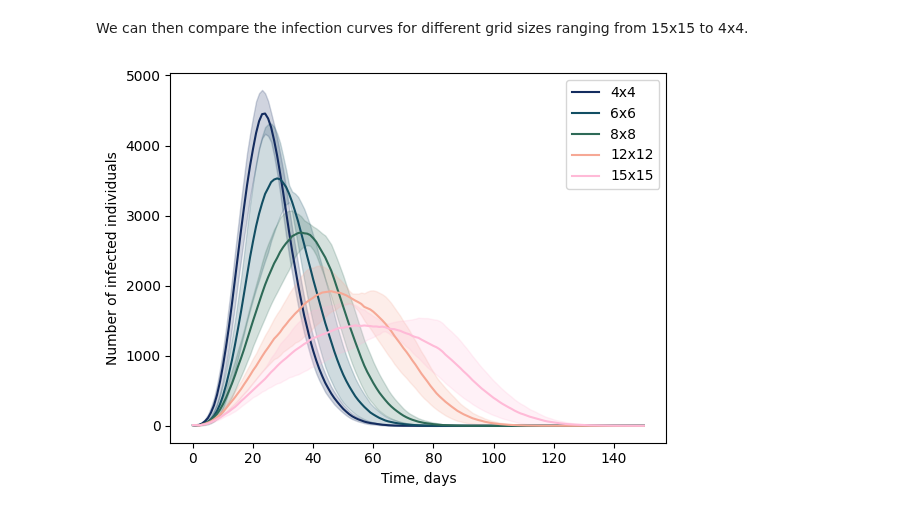
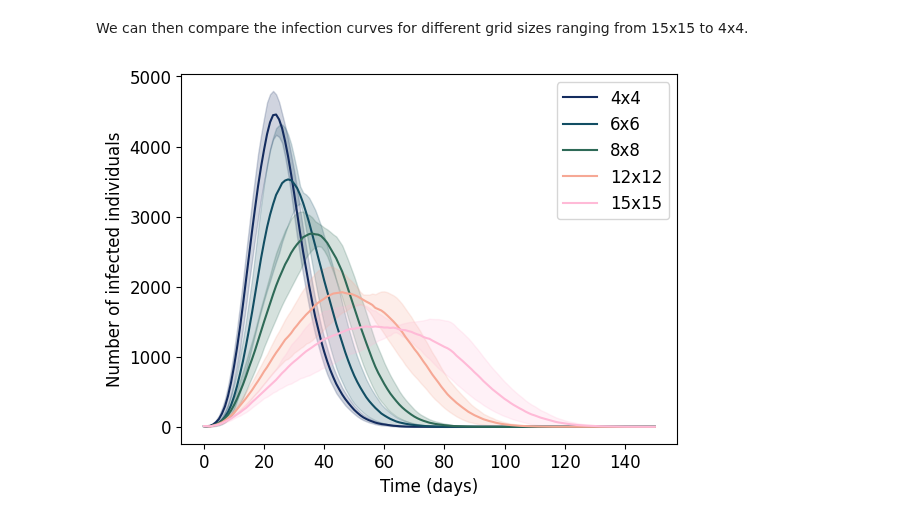
Before and after one commit to SABS-R3-Epidemiology/epiabm, a Jupyter notebook: python_examples/toy_spatial/model_population.ipynb, the cells around one changed output. Drawn from its saved outputs; the diff is of its cells as text; code cells hidden in the pictures.

```diff
--- a/python_examples/toy_spatial/model_population.ipynb
+++ b/python_examples/toy_spatial/model_population.ipynb
@@ -198,25 +198,27 @@ We can then compare the infection curves for different grid sizes ranging from 1
 # %%
 file_name = "simulation_outputs/combined_summary.csv"
 
 combined_df = pd.read_csv(file_name)
 plt.figure()
 
 grid_list = [4, 6, 8, 12, 15]
 colour_list = ['#142C5F', '#124E63', '#2E6A57', '#F6A895', '#FFBAD7']
 
 count = 0
 for element in grid_list:
 
     plt.plot(combined_df['time'], combined_df['av_infections_{}'.format(element)], color = colour_list[count], label=(str(element)+'x'+str(element)))
-    plt.legend()
+    plt.legend(fontsize=12)
     plt.fill_between(combined_df['time'],
                     combined_df['av_infections_{}'.format(element)] - combined_df['sd_infections_{}'.format(element)],
                     combined_df['av_infections_{}'.format(element)] + combined_df['sd_infections_{}'.format(element)],
                     color=colour_list[count], alpha=0.2)
 
     count += 1
-plt.xlabel('Time, days')
-plt.ylabel('Number of infected individuals')
+plt.xlabel('Time (days)', fontsize=12)
+plt.ylabel('Number of infected individuals', fontsize=12)
+plt.xticks(fontsize=12)
+plt.yticks(fontsize=12)
 plt.show()
 # %% [output]
-[figure, old version]
+[figure, new version]
```
Also changed, not shown: parts of 2 cells of this notebook.
